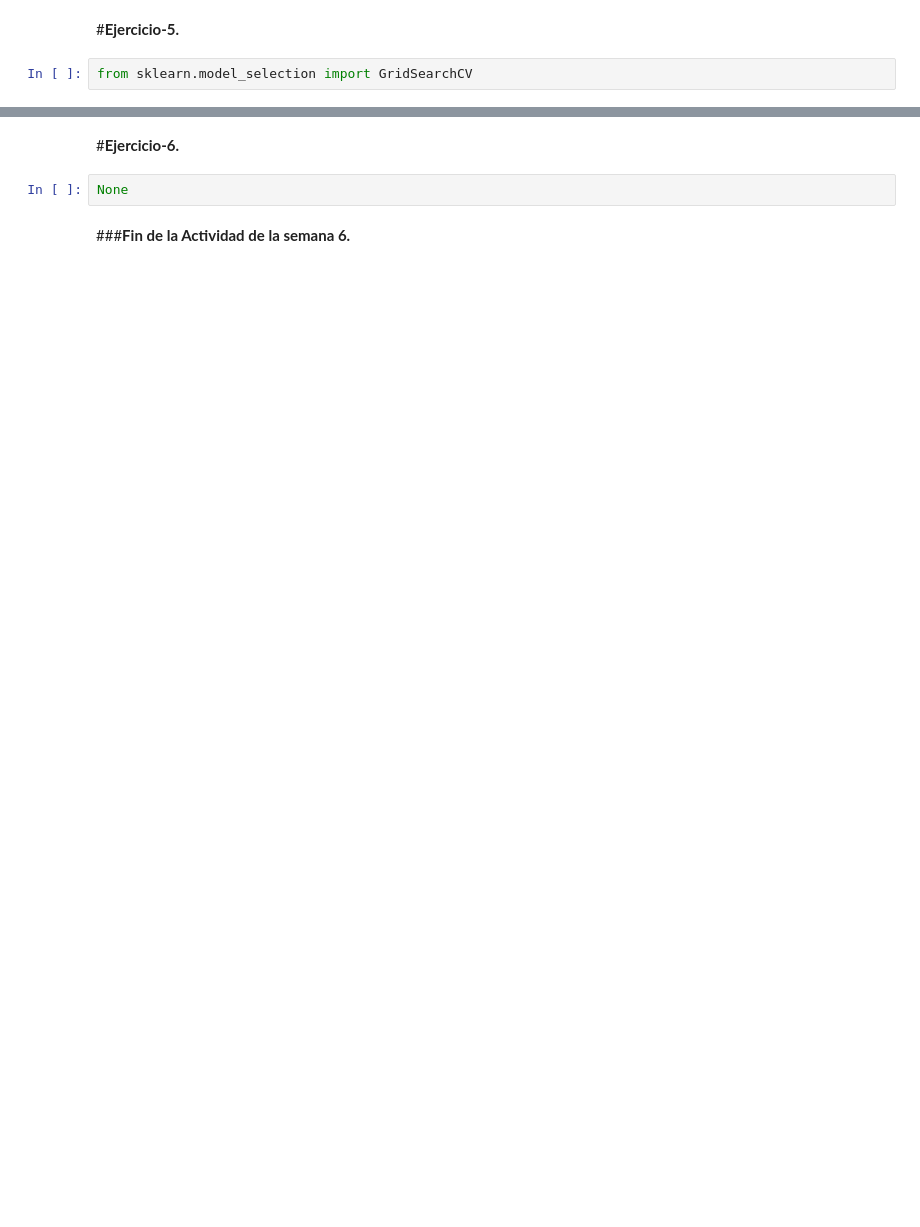
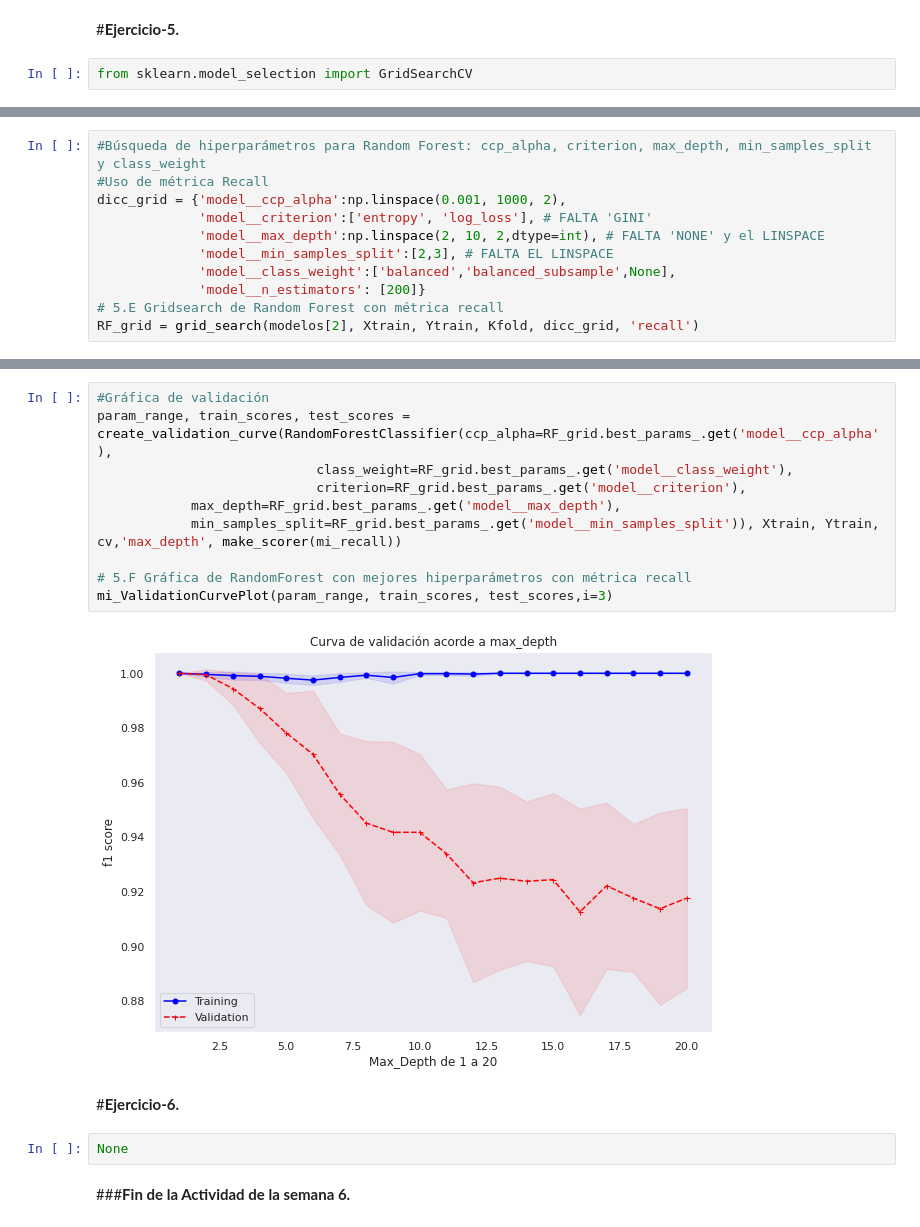
Before and after one commit to PosgradoMNA/IAAEquipo59, a Jupyter notebook: MNA_IAyAA_semana_6_Actividad_rev5.ipynb, the cells around one changed output, grey strips where cells are left out. Cells and saved outputs as stored; diff of their text form; blank space fills up the shorter version.

```diff
--- a/MNA_IAyAA_semana_6_Actividad_rev5.ipynb
+++ b/MNA_IAyAA_semana_6_Actividad_rev5.ipynb
@@ -645,0 +850,11 @@ Métrica utilizada: make_scorer(mi_fscore)
+# %%
+#Búsqueda de hiperparámetros para Random Forest: ccp_alpha, criterion, max_depth, min_samples_split y class_weight
+#Uso de métrica Recall
+dicc_grid = {'model__ccp_alpha':np.linspace(0.001, 1000, 2),
+             'model__criterion':['entropy', 'log_loss'], # FALTA 'GINI'
+             'model__max_depth':np.linspace(2, 10, 2,dtype=int), # FALTA 'NONE' y el LINSPACE
+             'model__min_samples_split':[2,3], # FALTA EL LINSPACE
+             'model__class_weight':['balanced','balanced_subsample',None],
+             'model__n_estimators': [200]}
+# 5.E Gridsearch de Random Forest con métrica recall
+RF_grid = grid_search(modelos[2], Xtrain, Ytrain, Kfold, dicc_grid, 'recall')
@@ -646,3 +882,15 @@ Métrica utilizada: make_scorer(mi_fscore)
+# %%
+#Gráfica de validación
+param_range, train_scores, test_scores = create_validation_curve(RandomForestClassifier(ccp_alpha=RF_grid.best_params_.get('model__ccp_alpha'),
+                            class_weight=RF_grid.best_params_.get('model__class_weight'),
+                            criterion=RF_grid.best_params_.get('model__criterion'),
+            max_depth=RF_grid.best_params_.get('model__max_depth'),
+            min_samples_split=RF_grid.best_params_.get('model__min_samples_split')), Xtrain, Ytrain, cv,'max_depth', make_scorer(mi_recall))
+
+# 5.F Gráfica de RandomForest con mejores hiperparámetros con métrica recall
+mi_ValidationCurvePlot(param_range, train_scores, test_scores,i=3)
+# %% [output]
+[figure, added]
 # %% [markdown]
 #**Ejercicio-6.**
 # %%
```
Also changed, not shown: parts of 12 cells of this notebook.
